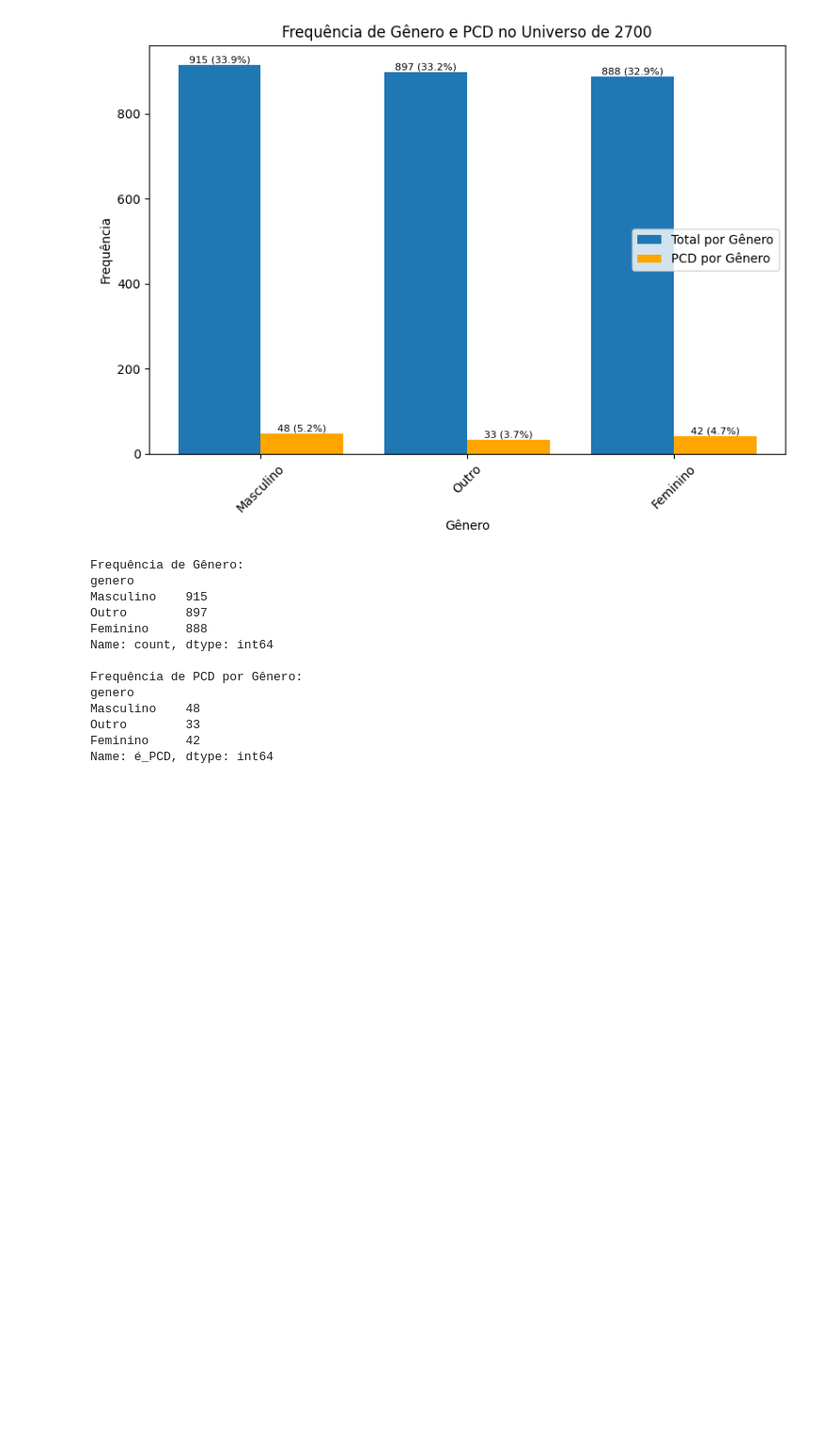
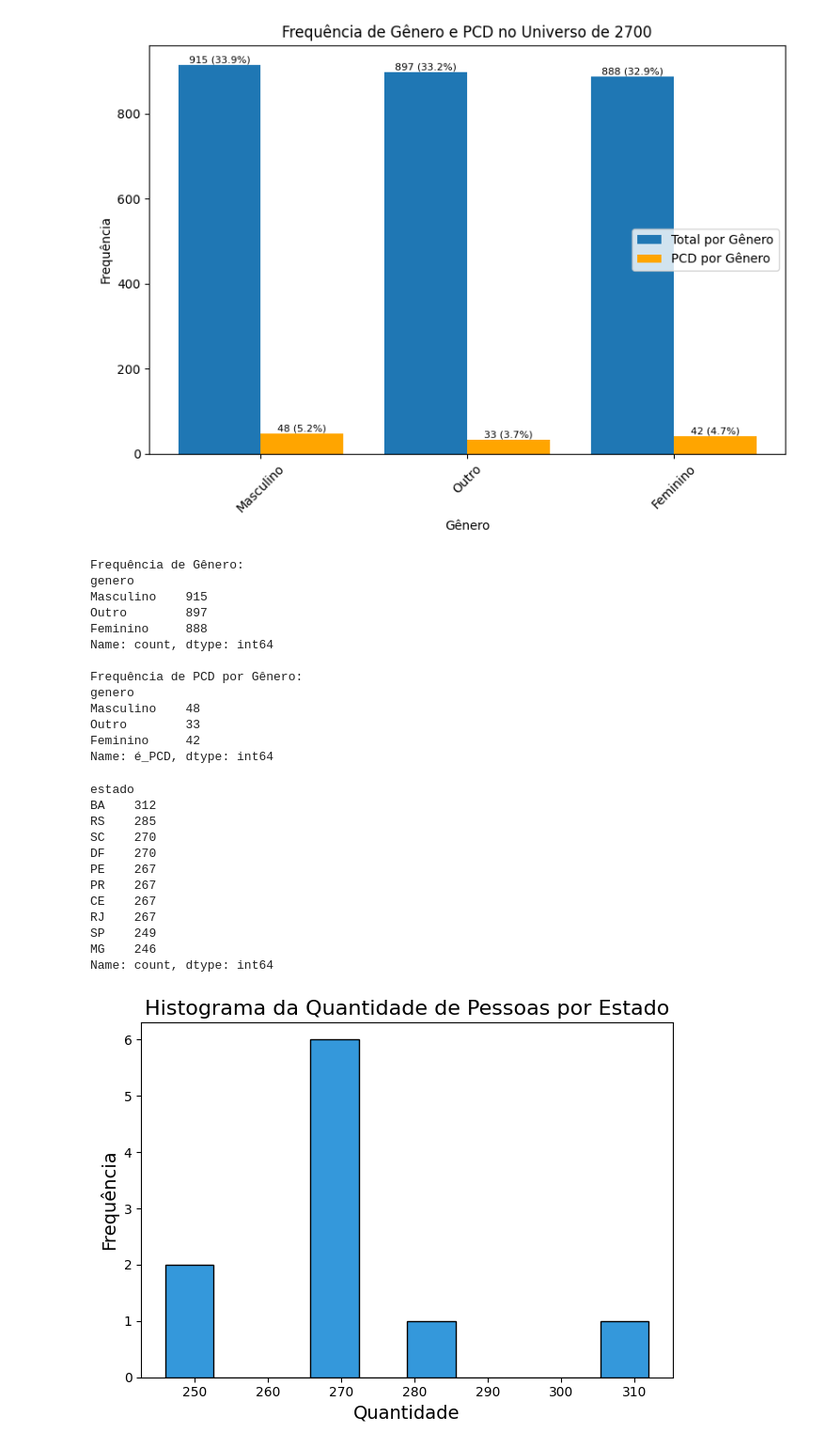
Before and after one commit to jesieldossantos/Curso-IA, a Jupyter notebook: analises/candidatos/candidatos_tecnologia.ipynb, the cells around one changed output. Shown at 94% size. Saved outputs shown, nothing was run; the diff lists cells and outputs as text; code cells hidden in the pictures; blank space fills up the shorter version.

```diff
--- a/analises/candidatos/candidatos_tecnologia.ipynb
+++ b/analises/candidatos/candidatos_tecnologia.ipynb
@@ -489,3 +441,27 @@ Masculino    48
 Outro        33
 Feminino     42
 Name: é_PCD, dtype: int64
+# %%
+quantidade_por_estado = df_candidatos_completo['estado'].value_counts()
+print(quantidade_por_estado)
+
+plt.hist(quantidade_por_estado.values, bins=10, color='#3498db', edgecolor='black')
+plt.title('Histograma da Quantidade de Pessoas por Estado', fontsize=16)
+plt.xlabel('Quantidade', fontsize=14)
+plt.ylabel('Frequência', fontsize=14)
+plt.tight_layout()
+plt.show()
+# %% [output]
+estado
+BA    312
+RS    285
+SC    270
+DF    270
+PE    267
+PR    267
+CE    267
+RJ    267
+SP    249
+MG    246
+Name: count, dtype: int64
+[figure, added]
```
Also changed, not shown: parts of 20 cells of this notebook.
